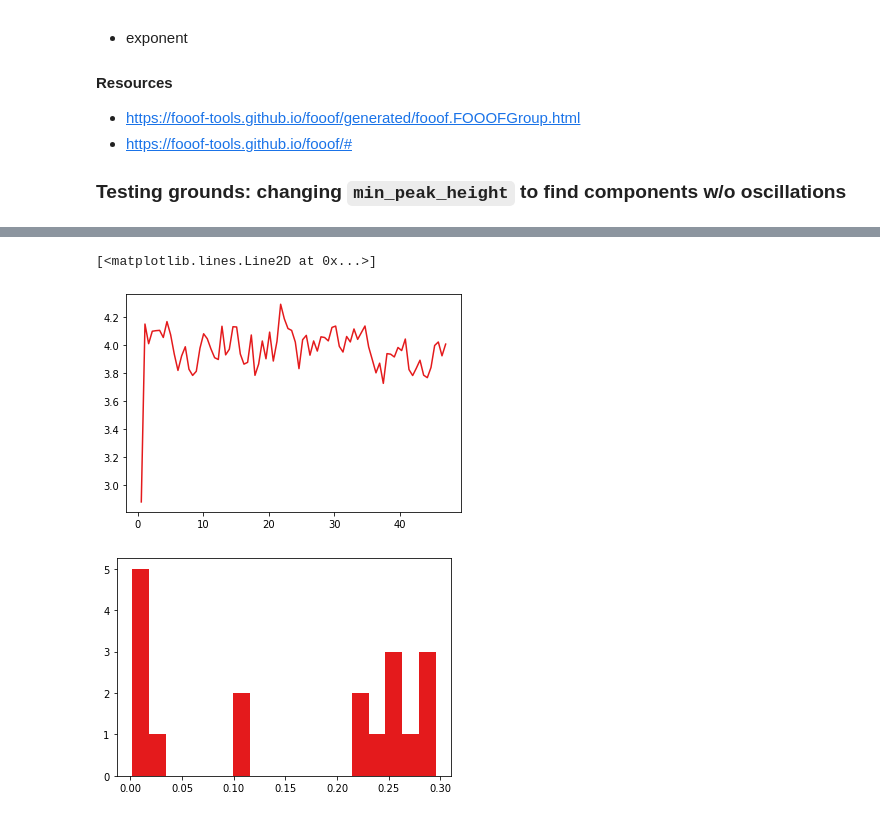
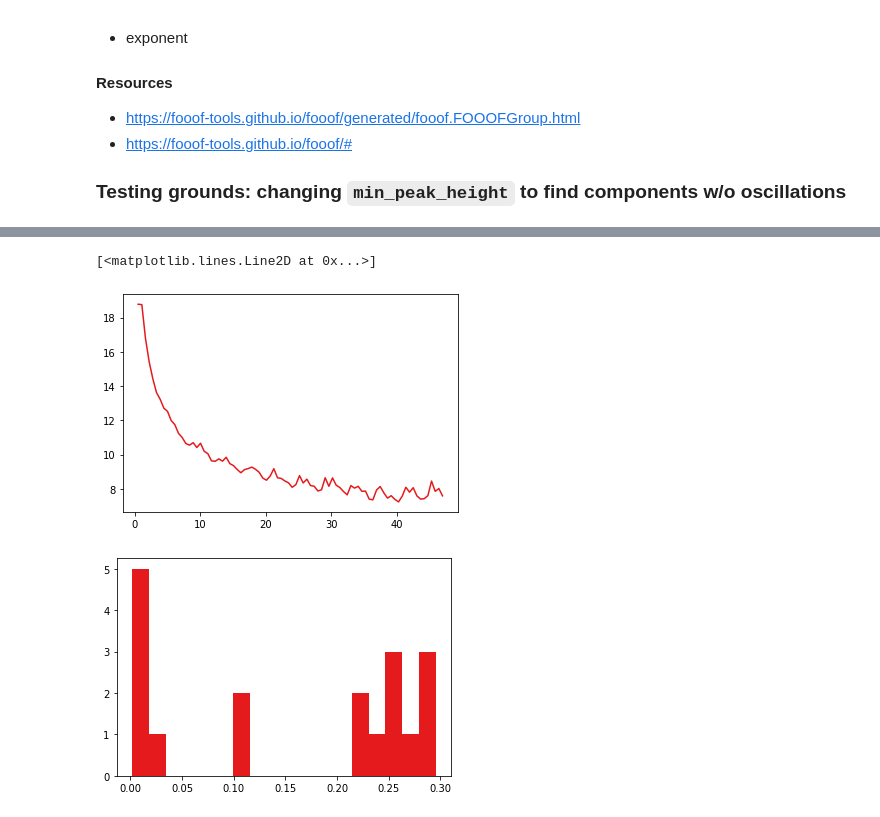
Before and after one commit to bfbarry/Metric-Modulation, a Jupyter notebook: spectral_analysis.ipynb, the cells around one changed output, grey strips where cells are left out. Drawn from its saved outputs; the diff is of its cells as text; code cells hidden in the pictures.

Commit message:
aperiodic investigation

```diff
--- a/spectral_analysis.ipynb
+++ b/spectral_analysis.ipynb
@@ -54,7 +62,7 @@ Other things:
 
 ### Testing grounds: changing `min_peak_height` to find components w/o oscillations
 # %%
-p_spectrum = loadmat(f'./data/spectra/dip_only/brian_diponly_{3}_spectra.mat')
+p_spectrum = loadmat(f'./data/spectra/dip_only/brian_diponly_{14}_spectra.mat')
 specfreqs, specdata = p_spectrum['specfreqs'][0], p_spectrum['specdata']
 group_spec = specdata.mean(0)[0]
 fg = fooof.FOOOFGroup(aperiodic_mode='fixed', verbose = False, min_peak_height = 0.02)
@@ -81,0 +90,10 @@ plt.show()
+# %%
+test_spec = group_spec[:,7]
+fm = fooof.FOOOF(aperiodic_mode='fixed')
+fm.add_data(specfreqs,test_spec, [3, 40])
+fm.fit(specfreqs, test_spec, [3, 40])
+_, ax = plt.subplots(figsize=(12, 10))
+plot_spectrum(fm.freqs, fm._spectrum_peak_rm, plt_log,
+              label='Peak Removed Spectrum', color='black', ax=ax)
+plot_spectrum(fm.freqs, fm._ap_fit, plt_log, label='Final Aperiodic Fit',
+              color='blue', alpha=0.5, linestyle='dashed', ax=ax)
@@ -85,10 +109,10 @@ f = lambda x: 1/(x**-exponent)
 x_val = group_df[f'cluster {10}']['peak data']['CF'][3][0]
 y_coord =  10**group_df[f'cluster {10}']['peak data']['PW'][3][0] #+ 10**f(x_val)
 # %%
-plt.plot(specfreqs[:84], group_spec[:,16][:84])
+plt.plot(specfreqs[:84], group_spec[:,7][:84])
 # %% [output]
 [<matplotlib.lines.Line2D at 0x...>]
-[figure, old version]
+[figure, new version]
 # %%
 plt.hist(fg.get_params('aperiodic_params', 'exponent'), bins=18)
 plt.show()
```
Also changed, not shown: parts of 8 cells of this notebook, 1 other file.
